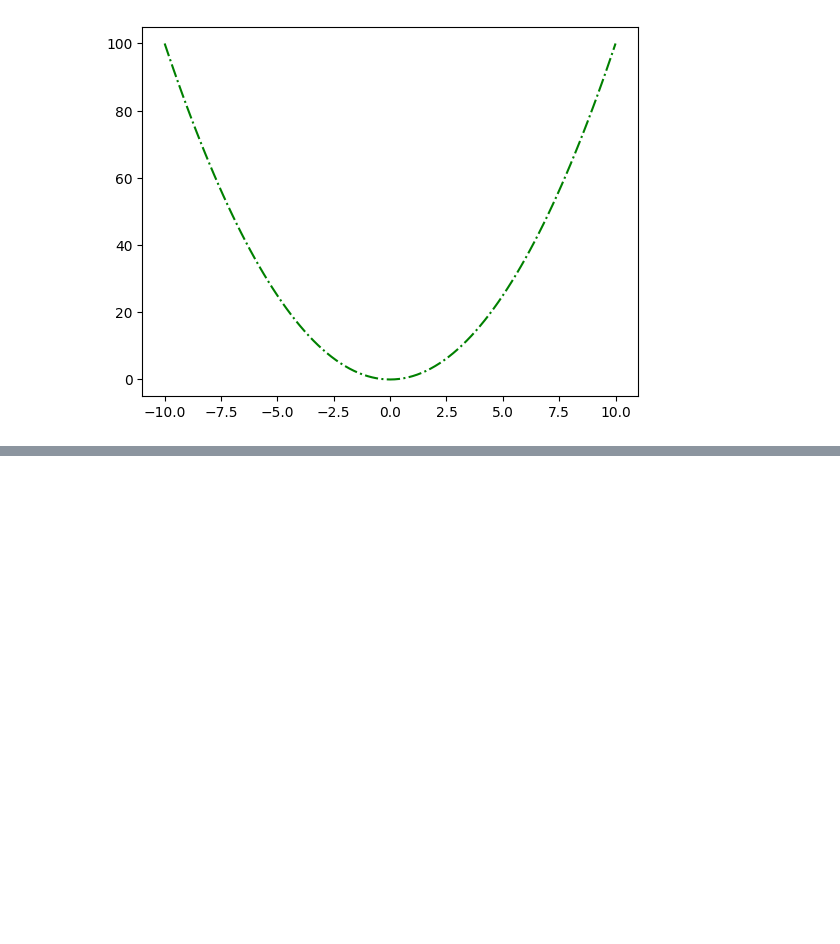
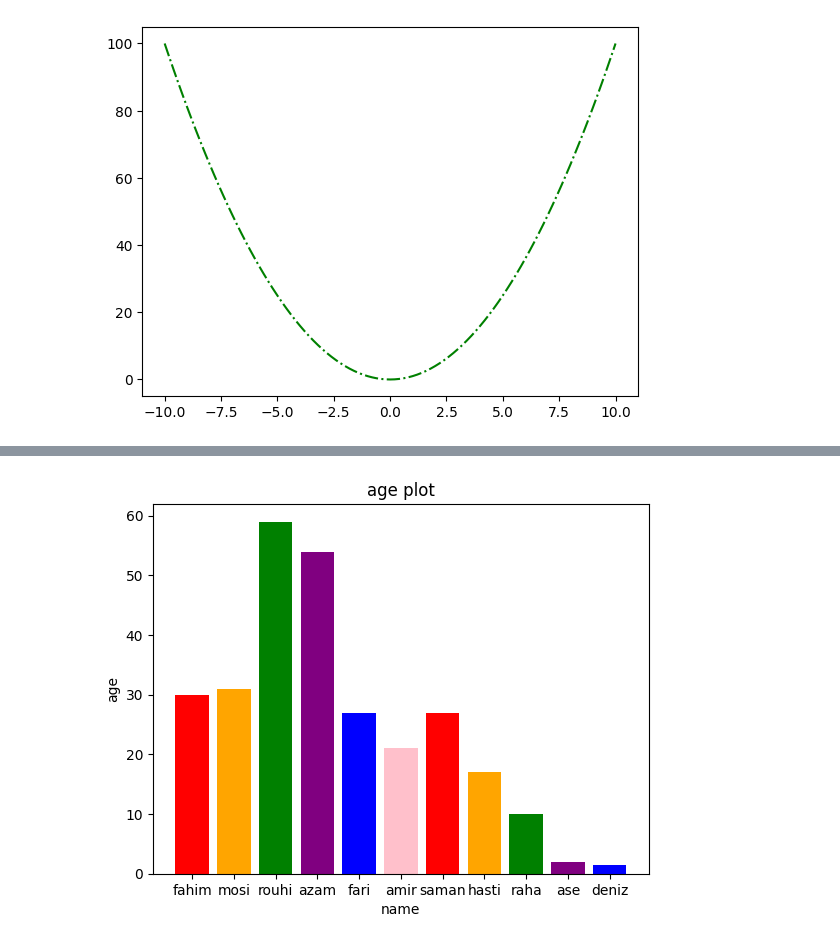
Before and after one commit to fahime9407/Machine-Learning-Path, a Jupyter notebook: matplot.ipynb, the cells around one changed output, grey strips where cells are left out. Saved outputs shown, nothing was run; the diff lists cells and outputs as text; code cells hidden in the pictures; blank space fills up the shorter version.

```diff
--- a/matplot.ipynb
+++ b/matplot.ipynb
@@ -22,0 +34,12 @@ plt.show()
+# %%
+x = ["fahim", "mosi", "rouhi", "azam", "fari", "amir", "saman", "hasti", "raha", "ase", "deniz"]
+y = [30, 31, 59, 54, 27, 21, 27, 17, 10, 2, 1.5]
+colors = ["red", "orange", "green", "purple", "blue", "pink", "red", "orange", "green", "purple", "blue"]
+
+plt.bar(x, y, color=colors)
+plt.title("age plot")
+plt.xlabel("name")
+plt.ylabel("age")
+plt.show()
+# %% [output]
+[figure, added]
```
Also changed, not shown: parts of 2 cells of this notebook.
